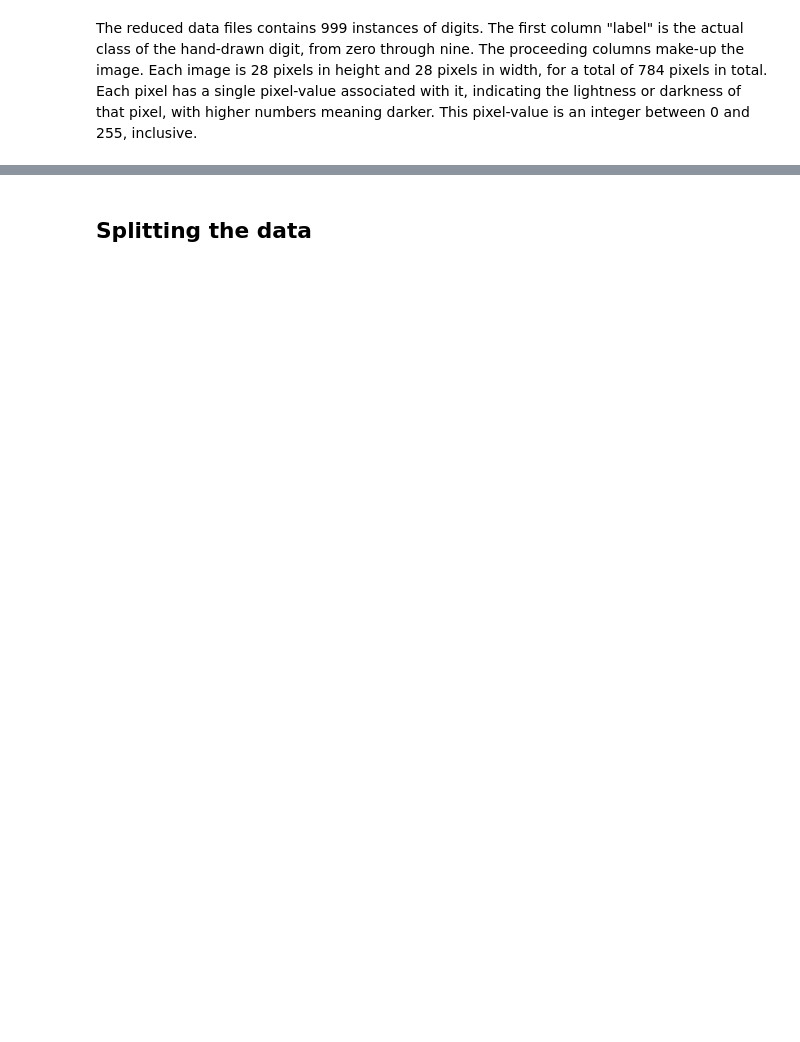
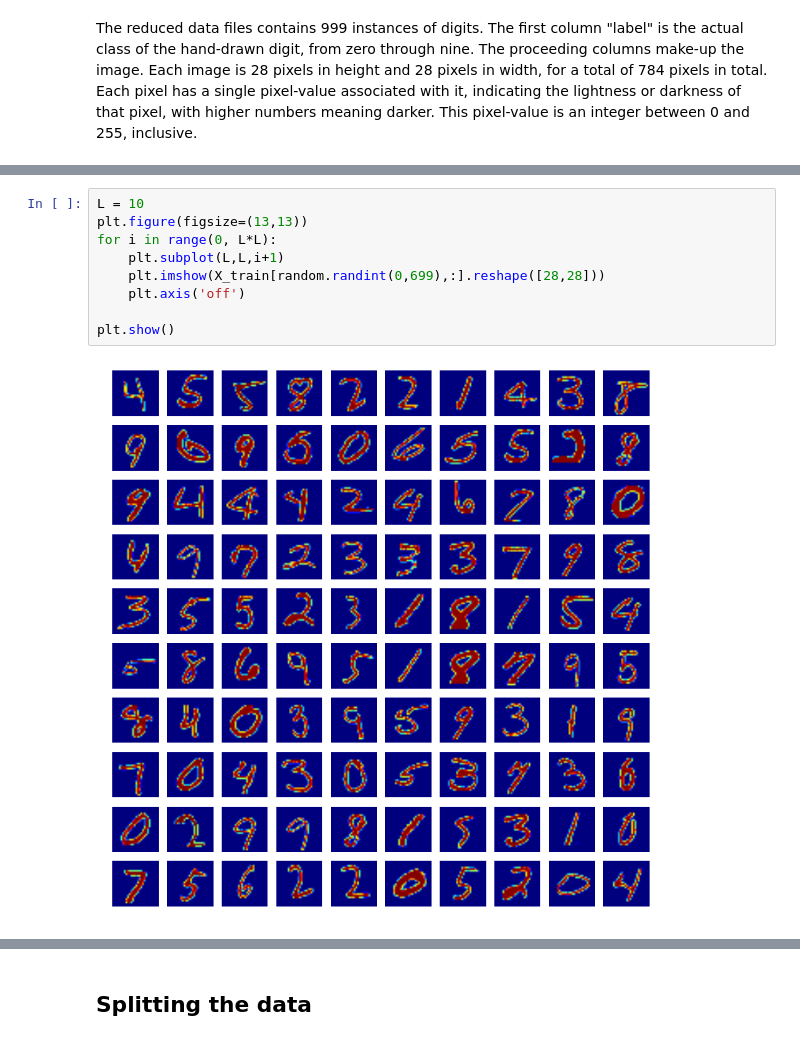
Before and after one commit to chrisdaly/Digit-Recognizer, a Jupyter notebook: notebooks/analysis.ipynb, the cells around one changed output, grey strips where cells are left out. Drawn from its saved outputs; the diff is of its cells as text; blank space fills up the shorter version.

```diff
--- a/notebooks/analysis.ipynb
+++ b/notebooks/analysis.ipynb
@@ -105,0 +111,11 @@ The reduced data files contains 999 instances of digits. The first column "label
+# %%
+L = 10
+plt.figure(figsize=(13,13))
+for i in range(0, L*L):
+    plt.subplot(L,L,i+1)
+    plt.imshow(X_train[random.randint(0,699),:].reshape([28,28]))
+    plt.axis('off')
+
+plt.show()
+# %% [output]
+[figure, added]
```
Also changed, not shown: parts of 36 cells of this notebook, 4 other files.
